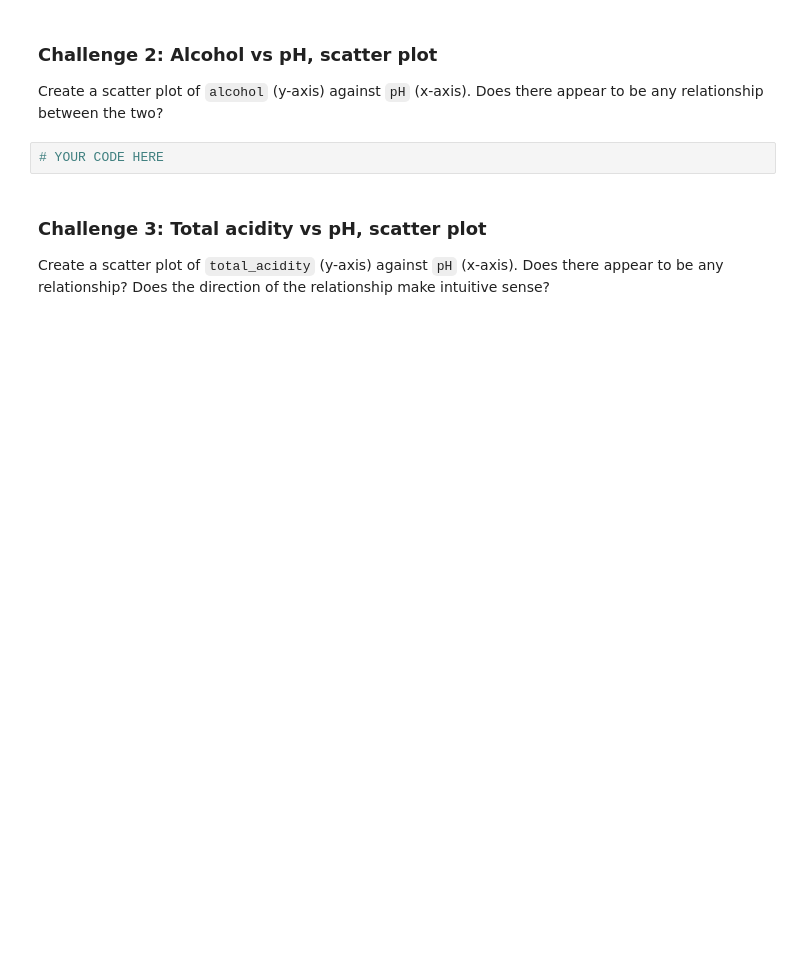
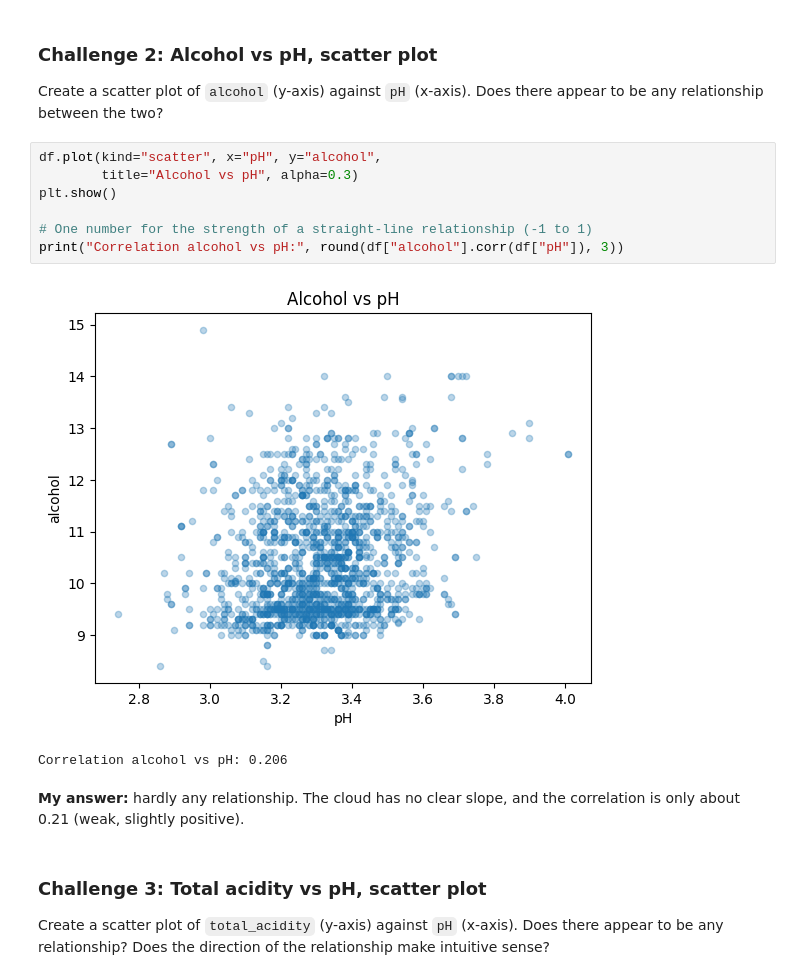
Before and after one commit to crsbln/ds-pandas-numpy, a Jupyter notebook: 1_Pandas/03_Introduction_to_Visualization.ipynb, the cells around one changed output. Saved outputs shown, nothing was run; the diff lists cells and outputs as text; blank space fills up the shorter version.

```diff
--- a/1_Pandas/03_Introduction_to_Visualization.ipynb
+++ b/1_Pandas/03_Introduction_to_Visualization.ipynb
@@ -148,7 +184,18 @@ Plot the average `chlorides` value for each `quality` score as a bar chart.
 
 Create a scatter plot of `alcohol` (y-axis) against `pH` (x-axis). Does there appear to be any relationship between the two?
 # %%
-# YOUR CODE HERE
+df.plot(kind="scatter", x="pH", y="alcohol",
+        title="Alcohol vs pH", alpha=0.3)
+plt.show()
+
+# One number for the strength of a straight-line relationship (-1 to 1)
+print("Correlation alcohol vs pH:", round(df["alcohol"].corr(df["pH"]), 3))
+# %% [output]
+[figure, added]
+Correlation alcohol vs pH: 0.206
+# %% [markdown]
+**My answer:** hardly any relationship. The cloud has no clear slope, and the correlation is only
+about 0.21 (weak, slightly positive).
 # %% [markdown]
 ### Challenge 3: Total acidity vs pH, scatter plot
 
```
Also changed, not shown: parts of 16 cells of this notebook, 11 other files.
